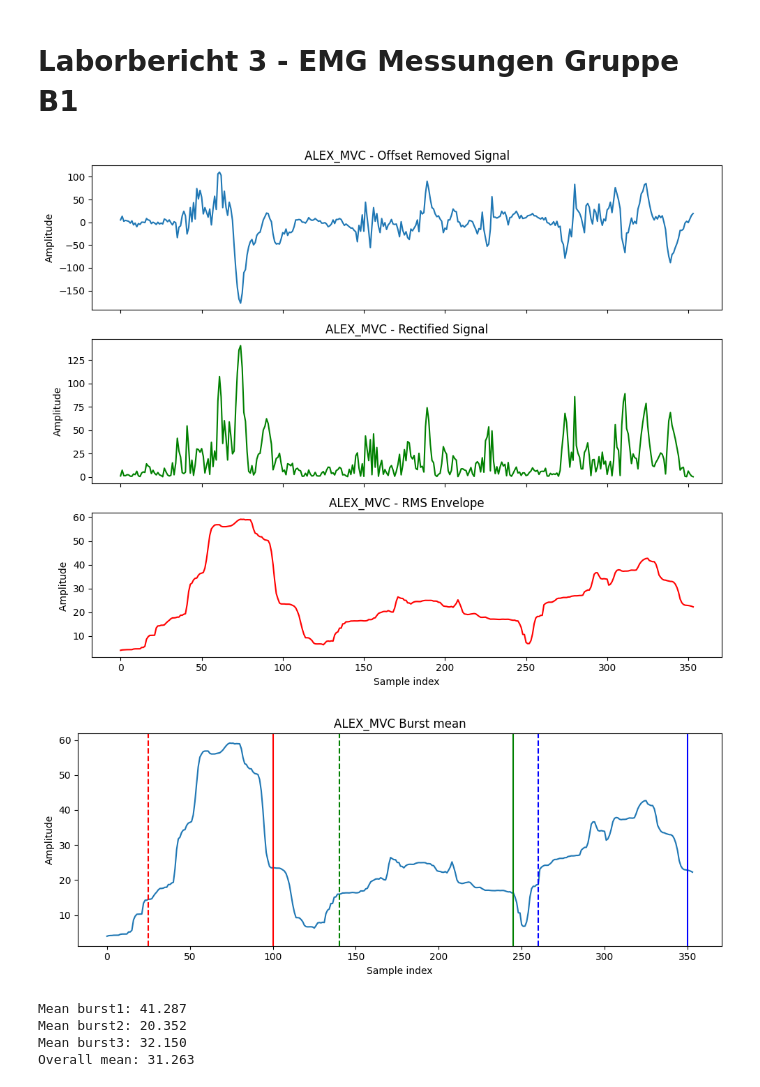
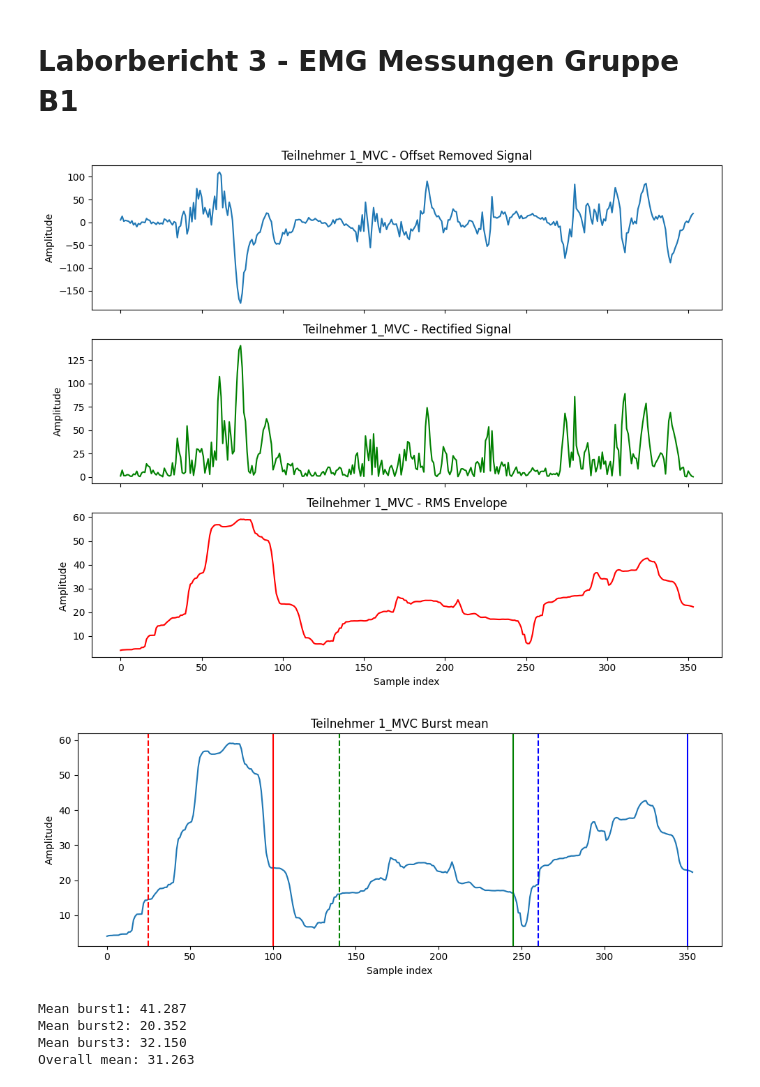
Before and after one commit to AlexKometer/Biosignalverarbeitung3, a Jupyter notebook: LAB_3_B_1.ipynb, the cells around one changed output. Drawn from its saved outputs; the diff is of its cells as text; code cells hidden in the pictures.

```diff
--- a/LAB_3_B_1.ipynb
+++ b/LAB_3_B_1.ipynb
@@ -68,28 +68,27 @@ combine_csvs([weight_1, weight_2, weight_3], "data/WEIGHT_combined.csv")
 combine_csvs([georg_mvc_1, georg_mvc_2, georg_mvc_3], "data/GEORG_MVC_combined.csv")
 
 # --- AMELIE ---
-#combine_csvs([amelie_mvc_1, amelie_mvc_2, amelie_mvc_3], "data/AMELIE_MVC_combined.csv")
+combine_csvs([amelie_mvc_1, amelie_mvc_2, amelie_mvc_3], "data/AMELIE_MVC_combined.csv")
 
 # --- THOMAS ---
 combine_csvs([tom_mvc_1, tom_mvc_2, tom_mvc_3], "data/TOM_MVC_combined.csv")
 
 
 datasets = {
-    "ALEX_MVC": "data/ALEX_MVC_combined.csv",
-    "FATIGUE": "data/FATIGUE_combined.csv",
-    "WEIGHT": "data/WEIGHT_combined.csv",
-    "GEORG_MVC": "data/GEORG_MVC_combined.csv",
-
-    "TOM_MVC": "data/TOM_MVC_combined.csv"
+    "Teilnehmer 1_MVC": "data/ALEX_MVC_combined.csv",
+    "Teilnehmer 1_FATIGUE": "data/FATIGUE_combined.csv",
+    "Teilnehmer 1_WEIGHT": "data/WEIGHT_combined.csv",
+    "Teilnehmer 2_MVC": "data/GEORG_MVC_combined.csv",
+    "Teilnehmer 3_MVC": "data/TOM_MVC_combined.csv",
+    "Teilnehmer 4_MVC": "data/AMELIE_MVC_combined.csv"
 }
-#"AMELIE_MVC": "data/AMELIE_MVC_combined.csv",
 # %%
-chosen_dataset = "ALEX_MVC"
+chosen_dataset = ("Teilnehmer 1_MVC")
 process_and_plot_emg(
     csv_path=datasets[chosen_dataset],
     title=chosen_dataset,
     window_size=40
 )
 # %% [output]
-[figure, old version]
+[figure, new version]
 # %%
@@ -104,10 +103,10 @@ mean_1_alex, mean_2_alex, mean_3_alex, overall_mean_alex= analyze_three_bursts(
     start_1=25, end_1=100,
     start_2=140, end_2=245,
     start_3=260, end_3=350,
-    title="ALEX_MVC Burst mean"
+    title="Teilnehmer 1_MVC Burst mean"
 )
 # %% [output]
-[figure, old version]
+[figure, new version]
 Mean burst1: 41.287
 Mean burst2: 20.352
 Mean burst3: 32.150
```
Also changed, not shown: parts of 4 cells of this notebook, 3 other files.
